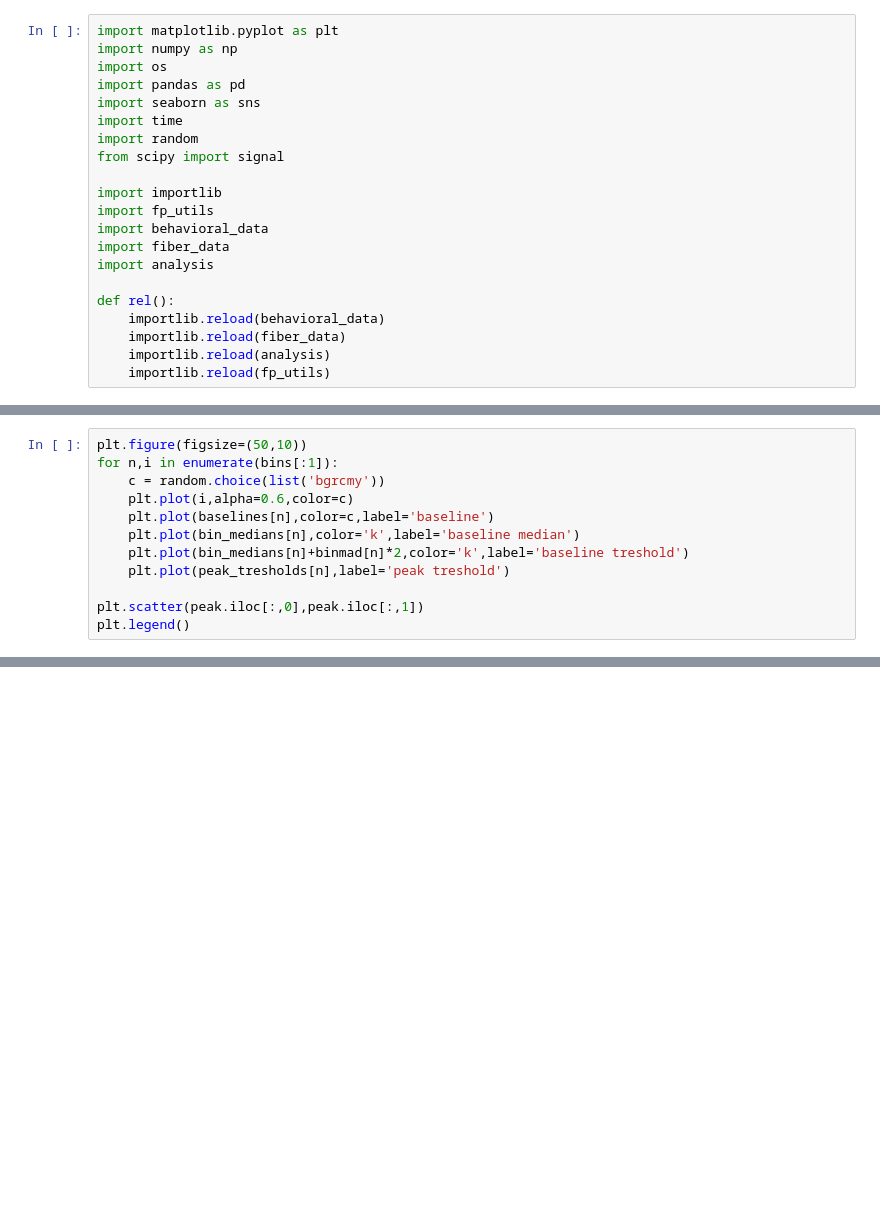
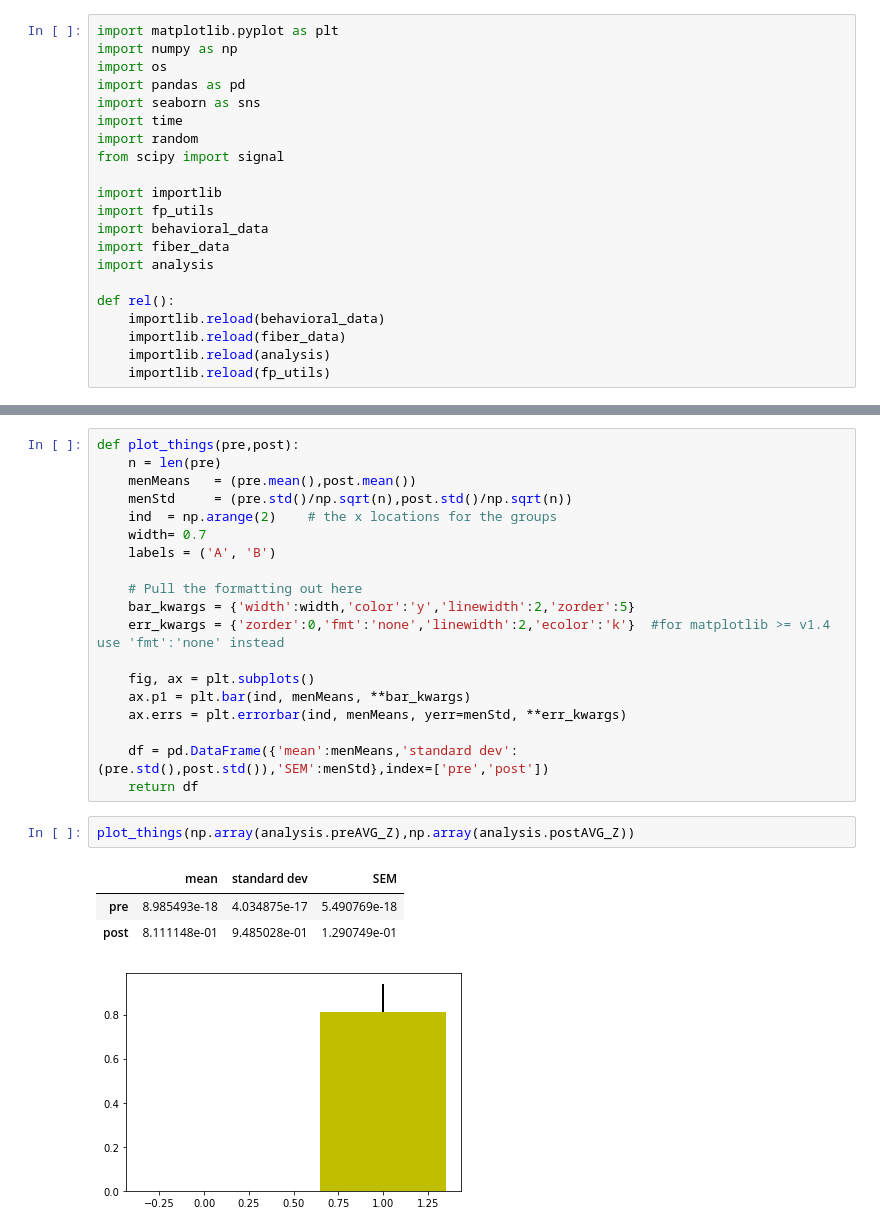
Before and after one commit to matias-ceau/pyfiber, a Jupyter notebook: dev/FIBER.ipynb, the cells around one changed output, grey strips where cells are left out. Cells and saved outputs as stored; diff of their text form; blank space fills up the shorter version.

```diff
--- a/dev/FIBER.ipynb
+++ b/dev/FIBER.ipynb
@@ -515,12 +25,0 @@ plt.plot(np.linspace(0.12,0.15),np.polynomial.polynomial.polyval(np.linspace(0.1
-# %%
-plt.figure(figsize=(50,10))
-for n,i in enumerate(bins[:1]):
-    c = random.choice(list('bgrcmy'))
-    plt.plot(i,alpha=0.6,color=c)
-    plt.plot(baselines[n],color=c,label='baseline')
-    plt.plot(bin_medians[n],color='k',label='baseline median')
-    plt.plot(bin_medians[n]+binmad[n]*2,color='k',label='baseline treshold')
-    plt.plot(peak_tresholds[n],label='peak treshold')
-
-plt.scatter(peak.iloc[:,0],peak.iloc[:,1])
-plt.legend()
@@ -736,0 +87,26 @@ plt.yscale('log')
+# %%
+def plot_things(pre,post):
+    n = len(pre)
+    menMeans   = (pre.mean(),post.mean())
+    menStd     = (pre.std()/np.sqrt(n),post.std()/np.sqrt(n))
+    ind  = np.arange(2)    # the x locations for the groups
+    width= 0.7
+    labels = ('A', 'B')
+
+    # Pull the formatting out here
+    bar_kwargs = {'width':width,'color':'y','linewidth':2,'zorder':5}
+    err_kwargs = {'zorder':0,'fmt':'none','linewidth':2,'ecolor':'k'}  #for matplotlib >= v1.4 use 'fmt':'none' instead
+
+    fig, ax = plt.subplots()
+    ax.p1 = plt.bar(ind, menMeans, **bar_kwargs)
+    ax.errs = plt.errorbar(ind, menMeans, yerr=menStd, **err_kwargs)
+
+    df = pd.DataFrame({'mean':menMeans,'standard dev':(pre.std(),post.std()),'SEM':menStd},index=['pre','post'])
+    return df
+# %%
+plot_things(np.array(analysis.preAVG_Z),np.array(analysis.postAVG_Z))
+# %% [output]
+|  | mean | standard dev | SEM |
+| pre | 8.985493e-18 | 4.034875e-17 | 5.490769e-18 |
+| post | 8.111148e-01 | 9.485028e-01 | 1.290749e-01 |
+[figure, added]
```
Also changed, not shown: parts of 91 cells of this notebook, 21 other files.
